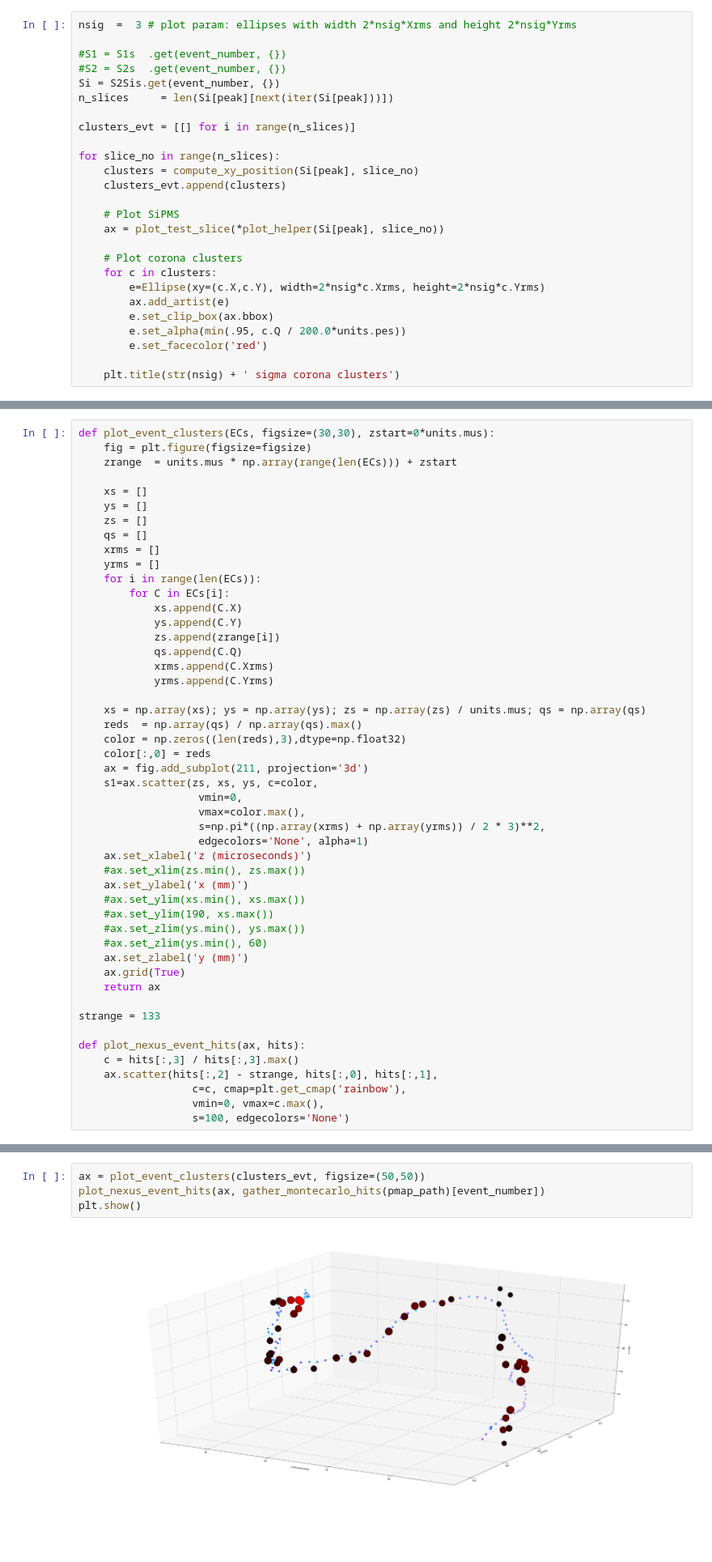
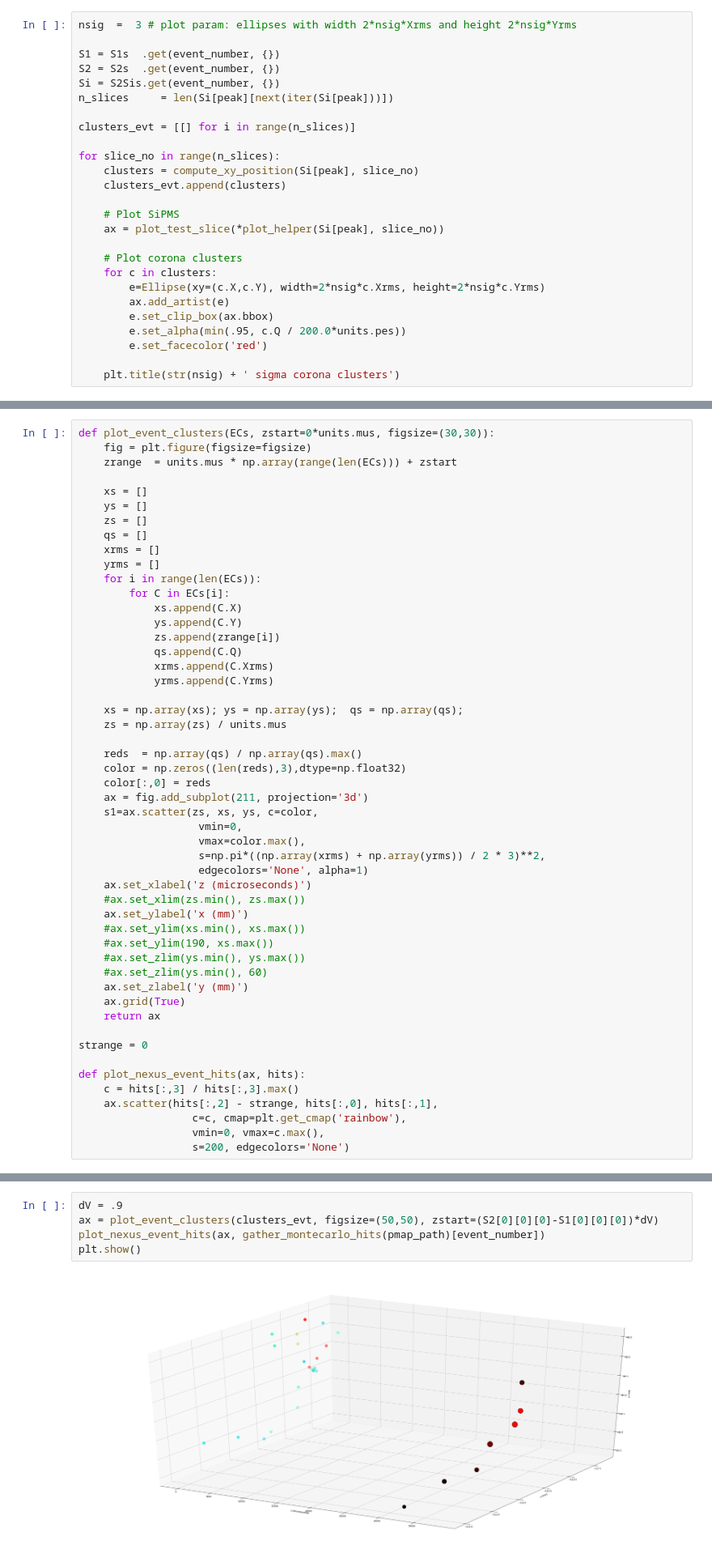
Before and after one commit to abotas/ICARO, a Jupyter notebook: invisible_cities/utils/Corona_Montecarlo.ipynb, the cells around one changed output, grey strips where cells are left out. Shown at 81% size. Saved outputs shown, nothing was run; the diff lists cells and outputs as text; blank space fills up the shorter version.

```diff
--- a/invisible_cities/utils/Corona_Montecarlo.ipynb
+++ b/invisible_cities/utils/Corona_Montecarlo.ipynb
@@ -174,8 +176,8 @@ I tried to pick a more interesting looking event
 # %%
 nsig  =  3 # plot param: ellipses with width 2*nsig*Xrms and height 2*nsig*Yrms
 
-#S1 = S1s  .get(event_number, {})
-#S2 = S2s  .get(event_number, {})
+S1 = S1s  .get(event_number, {})
+S2 = S2s  .get(event_number, {})
 Si = S2Sis.get(event_number, {})
 n_slices     = len(Si[peak][next(iter(Si[peak]))])
 
@@ -214,5 +211,5 @@ for slice_no in range(n_slices):
 # %%
-def plot_event_clusters(ECs, figsize=(30,30), zstart=0*units.mus):
+def plot_event_clusters(ECs, zstart=0*units.mus, figsize=(30,30)):
     fig = plt.figure(figsize=figsize)
     zrange  = units.mus * np.array(range(len(ECs))) + zstart
 
@@ -231,7 +228,9 @@ def plot_event_clusters(ECs, figsize=(30,30), zstart=0*units.mus):
             xrms.append(C.Xrms)
             yrms.append(C.Yrms)
 
-    xs = np.array(xs); ys = np.array(ys); zs = np.array(zs) / units.mus; qs = np.array(qs)
+    xs = np.array(xs); ys = np.array(ys);  qs = np.array(qs);
+    zs = np.array(zs) / units.mus
+
     reds  = np.array(qs) / np.array(qs).max()
     color = np.zeros((len(reds),3),dtype=np.float32)
     color[:,0] = reds
@@ -252,11 +251,11 @@ def plot_event_clusters(ECs, figsize=(30,30), zstart=0*units.mus):
     ax.grid(True)
     return ax
 
-strange = 133
+strange = 0
 
 def plot_nexus_event_hits(ax, hits):
     c = hits[:,3] / hits[:,3].max()
     ax.scatter(hits[:,2] - strange, hits[:,0], hits[:,1],
                   c=c, cmap=plt.get_cmap('rainbow'),
                   vmin=0, vmax=c.max(),
-                  s=100, edgecolors='None')
+                  s=200, edgecolors='None')
@@ -263,9 +266,10 @@ def plot_nexus_event_hits(ax, hits):
 # %%
-ax = plot_event_clusters(clusters_evt, figsize=(50,50))
+dV = .9
+ax = plot_event_clusters(clusters_evt, figsize=(50,50), zstart=(S2[0][0][0]-S1[0][0][0])*dV)
 plot_nexus_event_hits(ax, gather_montecarlo_hits(pmap_path)[event_number])
 plt.show()
 # %% [output]
-[figure, old version]
+[figure, new version]
 # %% [markdown]
 Run corona over a squashed event (sum all time slices)
 # %%
```
Also changed, not shown: parts of 3 cells of this notebook.
